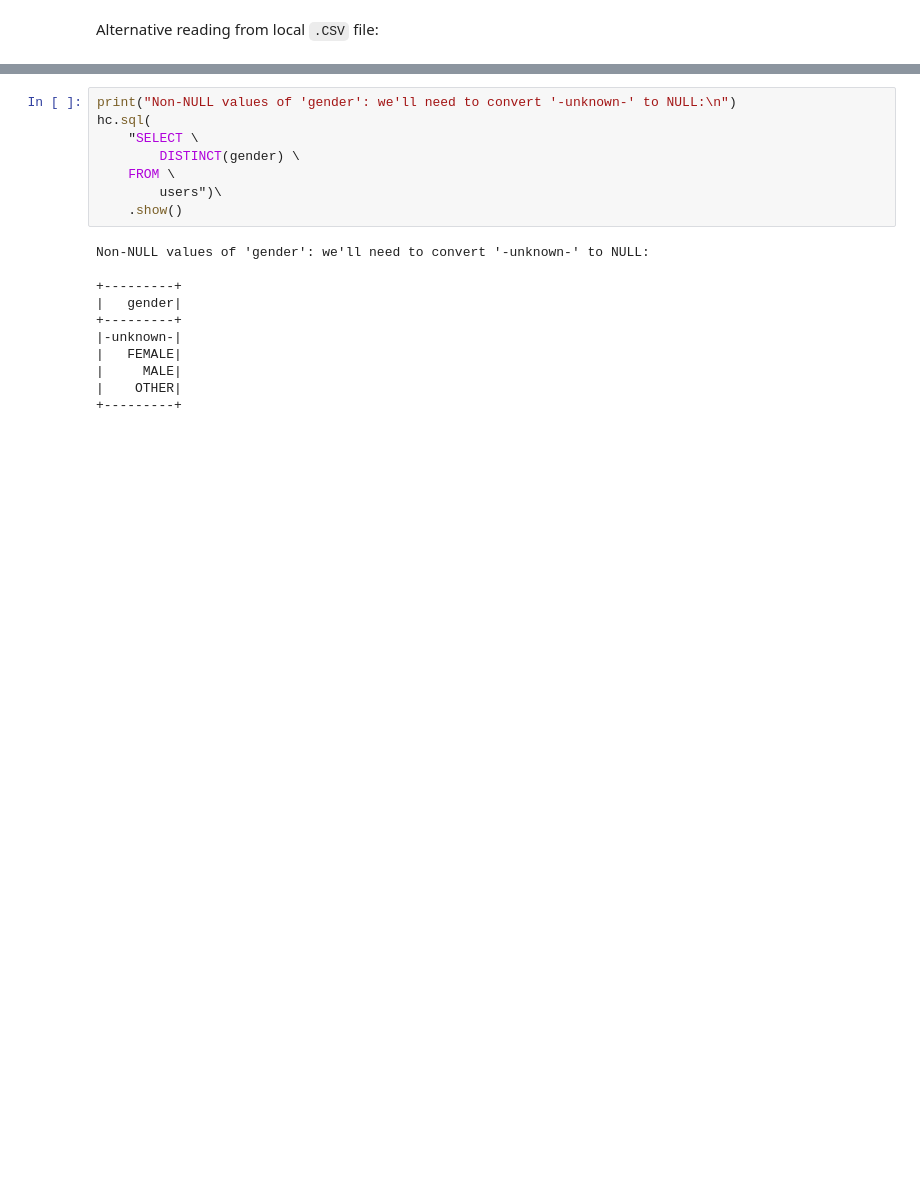
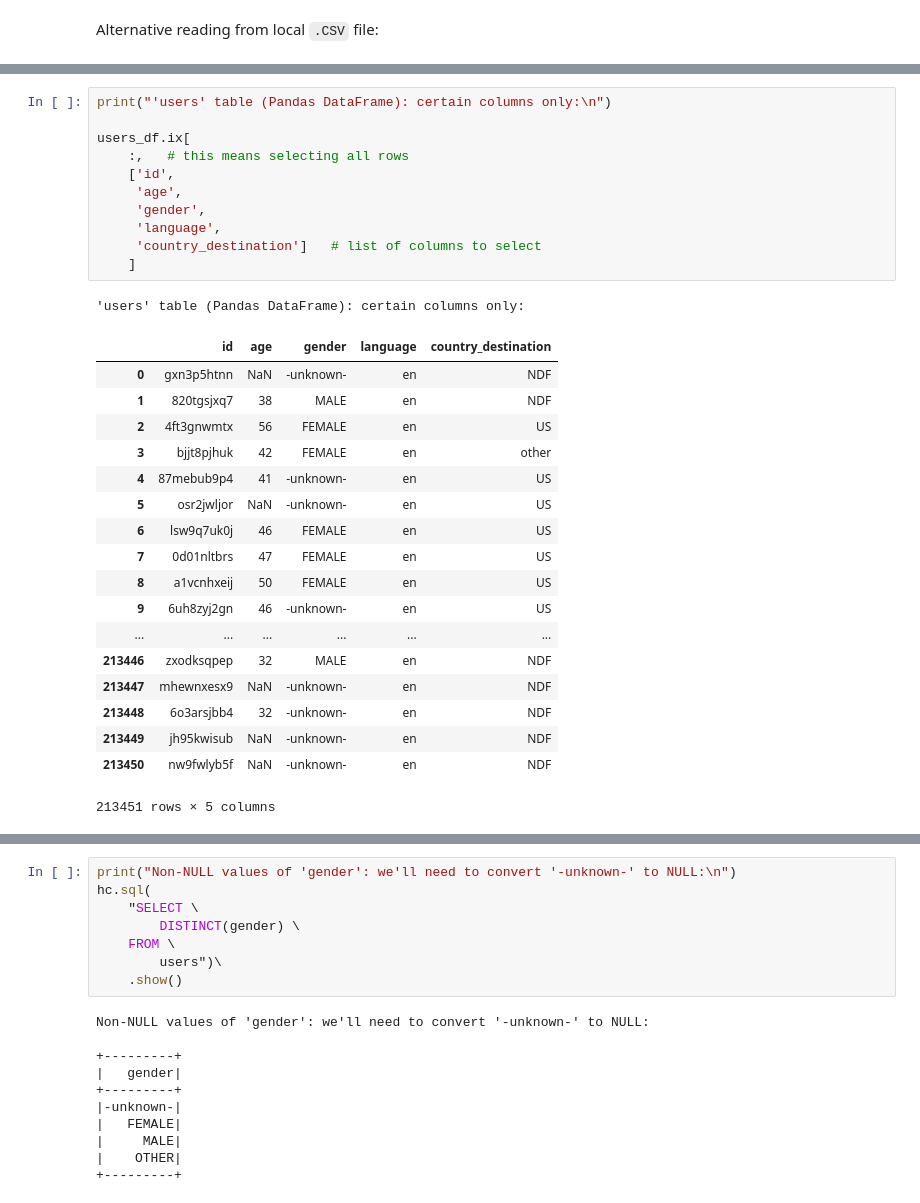
Before and after one commit to ChicagoBoothAnalytics/RelationalData, a Jupyter notebook: Cases/Kaggle AirBnB/Python/KaggleAirBnB-PythonPandas-PySparkDataFrameSQL.ipynb, the cells around one changed output, grey strips where cells are left out. Drawn from its saved outputs; the diff is of its cells as text; blank space fills up the shorter version.

```diff
--- a/Cases/Kaggle AirBnB/Python/KaggleAirBnB-PythonPandas-PySparkDataFrameSQL.ipynb
+++ b/Cases/Kaggle AirBnB/Python/KaggleAirBnB-PythonPandas-PySparkDataFrameSQL.ipynb
@@ -921,0 +1114,31 @@ Time Taken: 0:00:03.882764
+# %%
+print("'users' table (Pandas DataFrame): certain columns only:\n")
+
+users_df.ix[
+    :,   # this means selecting all rows
+    ['id',
+     'age',
+     'gender',
+     'language',
+     'country_destination']   # list of columns to select
+    ]
+# %% [output]
+'users' table (Pandas DataFrame): certain columns only:
+|  | id | age | gender | language | country_destination |
+| 0 | gxn3p5htnn | NaN | -unknown- | en | NDF |
+| 1 | 820tgsjxq7 | 38 | MALE | en | NDF |
+| 2 | 4ft3gnwmtx | 56 | FEMALE | en | US |
+| 3 | bjjt8pjhuk | 42 | FEMALE | en | other |
+| 4 | 87mebub9p4 | 41 | -unknown- | en | US |
+| 5 | osr2jwljor | NaN | -unknown- | en | US |
+| 6 | lsw9q7uk0j | 46 | FEMALE | en | US |
+| 7 | 0d01nltbrs | 47 | FEMALE | en | US |
+| 8 | a1vcnhxeij | 50 | FEMALE | en | US |
+| 9 | 6uh8zyj2gn | 46 | -unknown- | en | US |
+| ... | ... | ... | ... | ... | ... |
+| 213446 | zxodksqpep | 32 | MALE | en | NDF |
+| 213447 | mhewnxesx9 | NaN | -unknown- | en | NDF |
+| 213448 | 6o3arsjbb4 | 32 | -unknown- | en | NDF |
+| 213449 | jh95kwisub | NaN | -unknown- | en | NDF |
+| 213450 | nw9fwlyb5f | NaN | -unknown- | en | NDF |
+213451 rows × 5 columns
```
Also changed, not shown: parts of 91 cells of this notebook.
